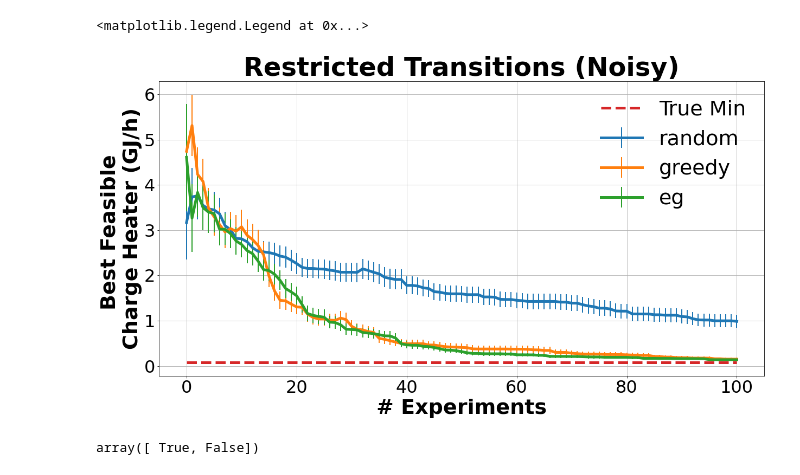
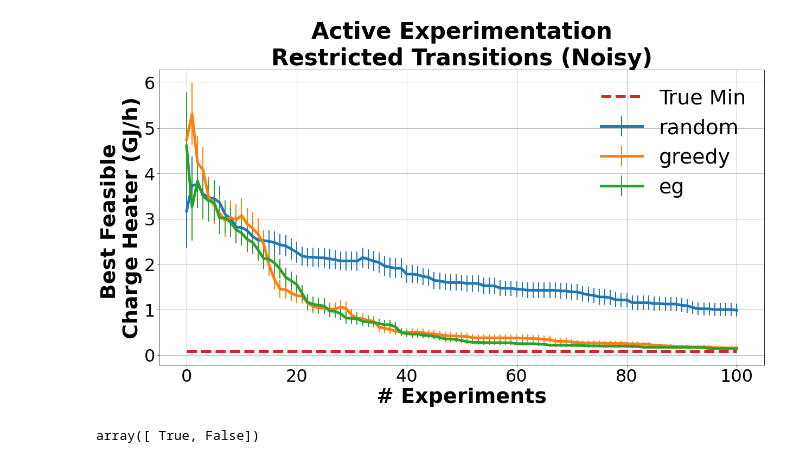
Before and after one commit to KISRDevelopment/iso-exploration, a Jupyter notebook: plot_traces.ipynb, the cells around one changed output. Cells and saved outputs as stored; diff of their text form; code cells hidden in the pictures.

```diff
--- a/plot_traces.ipynb
+++ b/plot_traces.ipynb
@@ -28,5 +9,19 @@ df = df[df['r1_charge_heater'] >= 0]
 # %%
+exp = 'noiseless_83_98'
+output_path = 'tmp/fig9.tiff'
+title = "Active Experimentation\nUnrestricted Transitions (Noiseless)"
+
+
+
+exp = 'noisy_83_98'
+output_path = 'tmp/fig10.tiff'
+title = "Active Experimentation\nUnrestricted Transitions (Noisy)"
+
+
 exp = 'noisy_83_98_constrained'
+output_path = 'tmp/fig11.tiff'
+title = "Active Experimentation\nRestricted Transitions (Noisy)"
+
 with open("exp_cfgs/%s.json" % exp, 'r') as f:
     exp_cfg = json.load(f)
 
@@ -42,36 +37,36 @@ for name,p in paths:
 
     with open(p, 'r') as f:
         results = json.load(f)
 
     trace_chs = []
     for r in results['obs_traces']:
         r = np.array(r)
         fix = (r[:,1] >= min_ron) & (r[:,2] >= min_yield)
         r[~fix,0] = np.inf
         trace_chs.append(np.minimum.accumulate(r[:,0]))
 
     trace_chs = np.array(trace_chs) / (1000*1000)
     trace_chs[np.isinf(trace_chs)] = np.nan
     reps = np.sum(~np.isnan(trace_chs), axis=0)
 
     mean_trace = np.nanmean(trace_chs, axis=0)
     stderr_trace = np.nanstd(trace_chs, axis=0, ddof=1) / np.sqrt(reps)
 
     ax.errorbar(np.arange(mean_trace.shape[0]), mean_trace, yerr=stderr_trace, linewidth=5, label=name, marker='o', markersize=2, elinewidth=2)
     #ax.plot(, )
 
 ax.plot(np.arange(mean_trace.shape[0]), np.ones(mean_trace.shape[0]) *
         np.min(df[valid_comb_ix]['r1_charge_heater'] / (1000*1000)), linewidth=5, linestyle='--', label='True Min')
 ax.tick_params(axis='x', labelsize=32)
 ax.tick_params(axis='y', labelsize=32)
 ax.set_xlabel('# Experiments', fontsize=38, fontweight='bold')
 ax.set_ylabel('Best Feasible \nCharge Heater (GJ/h)', fontsize=38, fontweight='bold')
 ax.grid(True)
-ax.set_title("Restricted Transitions (Noisy)", fontsize=48, fontweight='bold')
+ax.set_title(title, fontsize=42, fontweight='bold')
 ax.legend(fontsize=38, frameon=False)
+plt.savefig(output_path, bbox_inches='tight', transparent=True, pad_inches=0.05, dpi=300, pil_kwargs={"compression": "tiff_lzw"})
 # %% [output]
-<matplotlib.legend.Legend at 0x...>
-[figure, old version]
+[figure, new version]
 # %%
 np.all(np.array([[1,11],[3,4]]) > [0, 10], axis=1)
 # %% [output]
```
Also changed, not shown: parts of 1 cell of this notebook, 2 other files.
